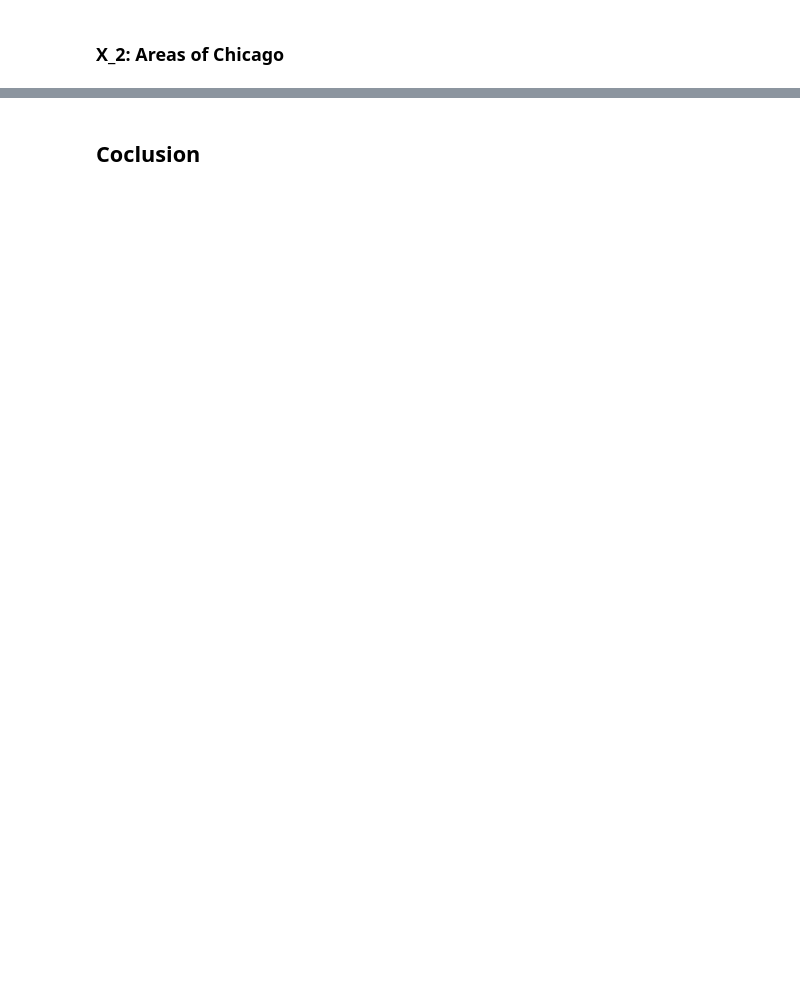
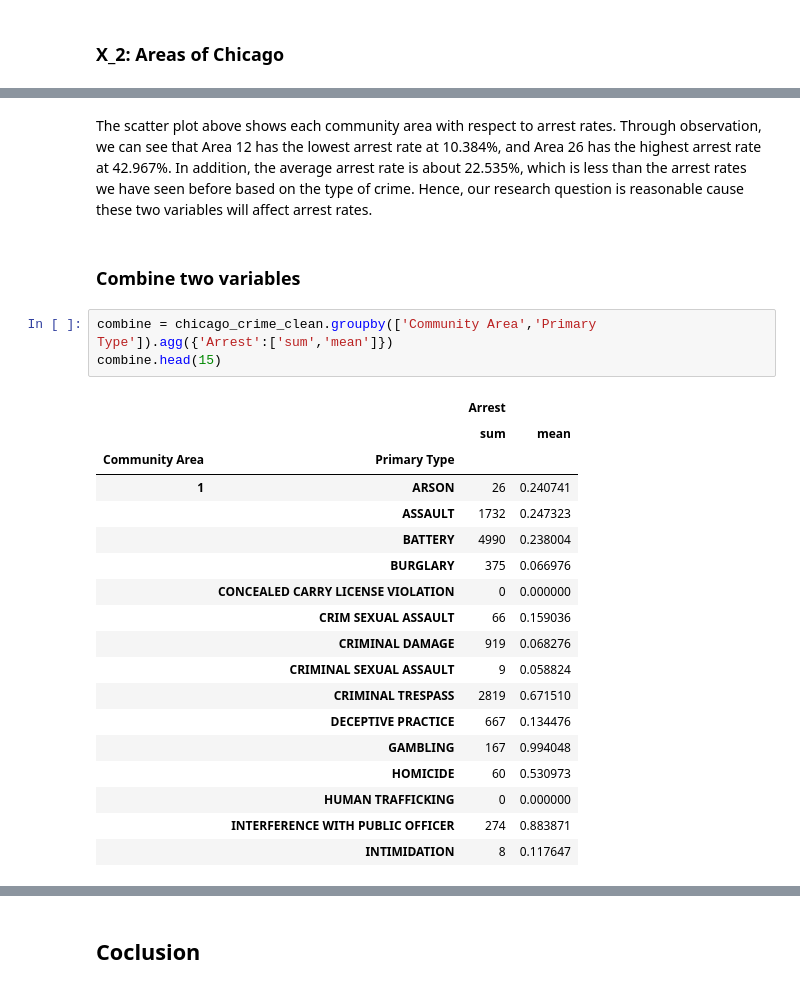
Before and after one commit to XingyuWang06/ECO225Project, a Jupyter notebook: Project1.ipynb, the cells around one changed output, grey strips where cells are left out. Drawn from its saved outputs; the diff is of its cells as text; blank space fills up the shorter version.

Commit message:
finish X_1 and X_2
complete two variables, start combine these two variables

```diff
--- a/Project1.ipynb
+++ b/Project1.ipynb
@@ -169,0 +264,26 @@ This bar chart shows that most of the crime types have either a high arrest rate
+# %% [markdown]
+The scatter plot above shows each community area with respect to arrest rates. Through observation, we can see that Area 12 has the lowest arrest rate at 10.384%, and Area 26 has the highest arrest rate at 42.967%. In addition, the average arrest rate is about 22.535%, which is less than the arrest rates we have seen before based on the type of crime. Hence, our research question is reasonable cause these two variables will affect arrest rates.
+# %% [markdown]
+### Combine two variables
+# %%
+combine = chicago_crime_clean.groupby(['Community Area','Primary Type']).agg({'Arrest':['sum','mean']})
+combine.head(15)
+# %% [output]
+|  |  | Arrest |  |
+|  |  | sum | mean |
+| Community Area | Primary Type |  |  |
+| 1 | ARSON | 26 | 0.240741 |
+|  | ASSAULT | 1732 | 0.247323 |
+|  | BATTERY | 4990 | 0.238004 |
+|  | BURGLARY | 375 | 0.066976 |
+|  | CONCEALED CARRY LICENSE VIOLATION | 0 | 0.000000 |
+|  | CRIM SEXUAL ASSAULT | 66 | 0.159036 |
+|  | CRIMINAL DAMAGE | 919 | 0.068276 |
+|  | CRIMINAL SEXUAL ASSAULT | 9 | 0.058824 |
+|  | CRIMINAL TRESPASS | 2819 | 0.671510 |
+|  | DECEPTIVE PRACTICE | 667 | 0.134476 |
+|  | GAMBLING | 167 | 0.994048 |
+|  | HOMICIDE | 60 | 0.530973 |
+|  | HUMAN TRAFFICKING | 0 | 0.000000 |
+|  | INTERFERENCE WITH PUBLIC OFFICER | 274 | 0.883871 |
+|  | INTIMIDATION | 8 | 0.117647 |
```
Also changed, not shown: parts of 22 cells of this notebook.
